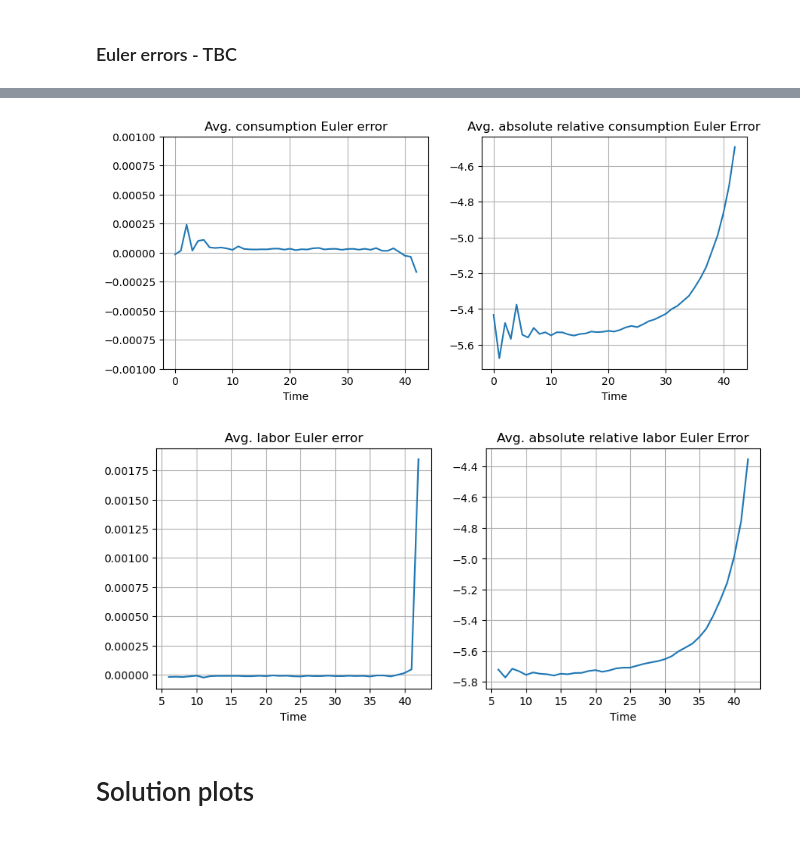
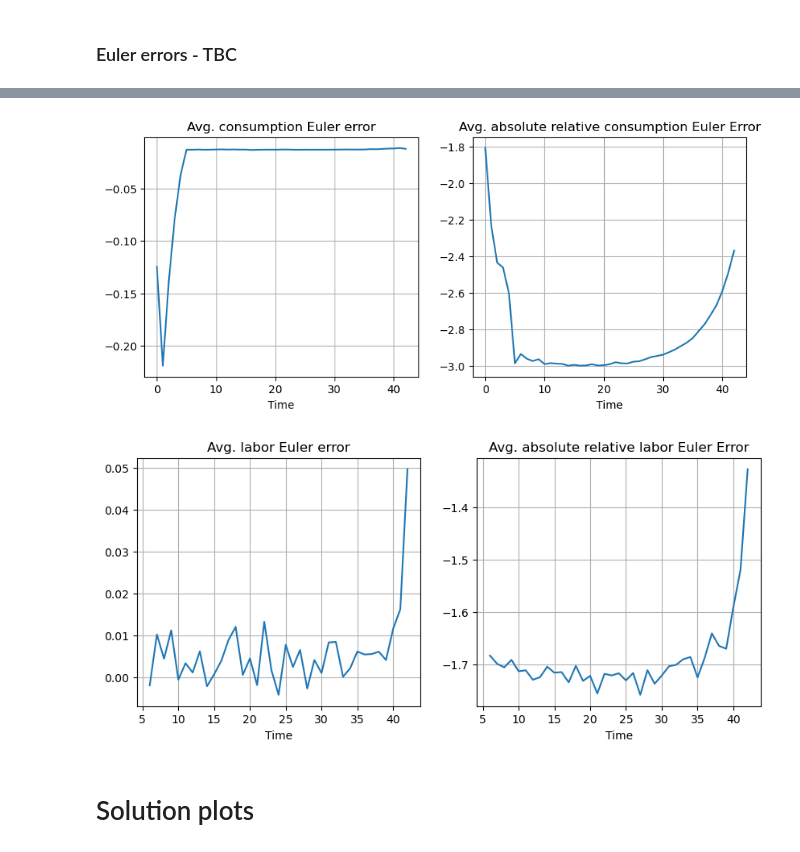
Before and after one commit to ansofol/DP_term_paper, a Jupyter notebook: main_model/test_run.ipynb, the cells around one changed output, grey strips where cells are left out. Saved outputs shown, nothing was run; the diff lists cells and outputs as text; code cells hidden in the pictures.

```diff
--- a/main_model/test_run.ipynb
+++ b/main_model/test_run.ipynb
@@ -75,7 +75,7 @@ model = Model()
 model.setup()
 
 # solution and simulation specs
-model.par.Na = 200
+model.par.Na = 50
 model.par.Tmax = 45
 model.par.Tsim = model.par.Tmax
 model.par.Ntypes = 4
@@ -245,22 +306,22 @@ fig.savefig('figs/MRS_error.png')
 # %%
 fig =plt.figure(figsize = (10,4))
 
 ax = fig.add_subplot(1,2,1)
 ax.plot(Delta_time_c[:-1])
 ax.set_title('Avg. consumption Euler error')
 ax.grid()
-ax.set_ylim(-.001,.001)
+#ax.set_ylim(-.001,.001)
 ax.set_xlabel('Time')
 
 ax = fig.add_subplot(1,2,2)
 ax.plot(np.array(epsilon_time_c[:-1]))
 ax.set_title('Avg. absolute relative consumption Euler Error')
 ax.grid()
 ax.set_xlabel('Time')
 
 fig.savefig('figs/cons_euler_error.png')
 # %% [output]
-[figure, old version]
+[figure, new version]
 # %%
 fig =plt.figure(figsize = (10,4))
 
@@ -279,7 +340,7 @@ ax.set_xlabel('Time')
 
 fig.savefig('figs/lab_euler_error.png')
 # %% [output]
-[figure, old version]
+[figure, new version]
 # %% [markdown]
 # Solution plots
 # %%
```
Also changed, not shown: parts of 33 cells of this notebook, 3 other files.
